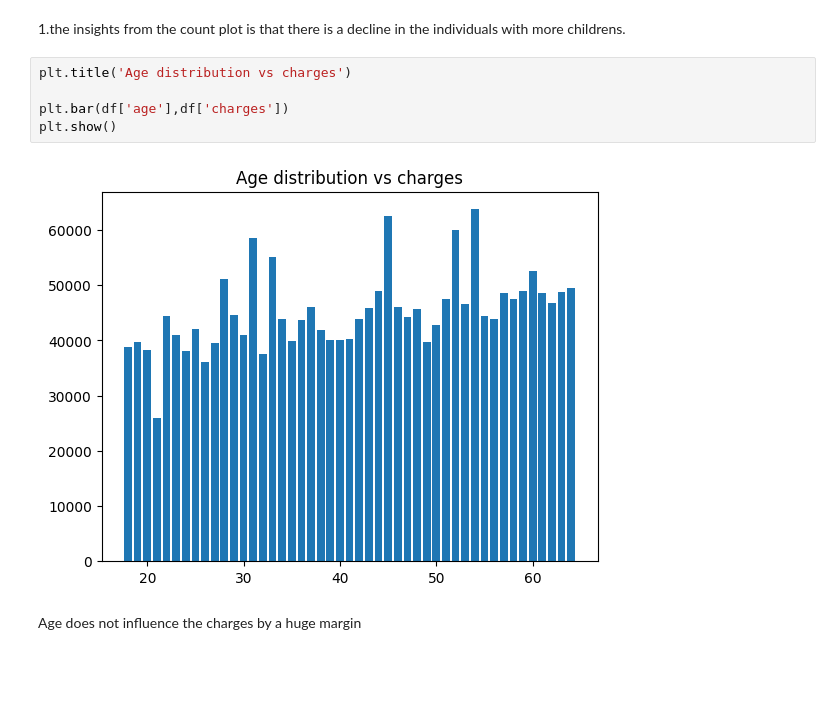
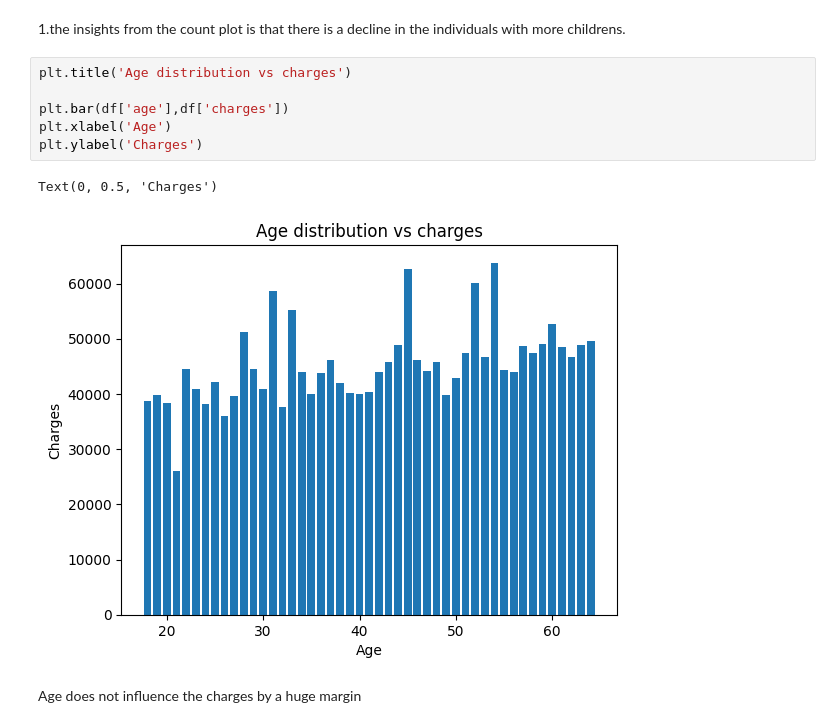
Before and after one commit to kartik23-2/EXploratorydataAnalysis, a Jupyter notebook: Insurance charges analysis/insuranceEDA.ipynb, the cells around one changed output. Cells and saved outputs as stored; diff of their text form; blank space fills up the shorter version.

```diff
--- a/Insurance charges analysis/insuranceEDA.ipynb
+++ b/Insurance charges analysis/insuranceEDA.ipynb
@@ -169,10 +167,12 @@ sns.scatterplot(x='children', y='charges', data=df, hue='smoker')
 # %%
 plt.title('Age distribution vs charges')
 
 plt.bar(df['age'],df['charges'])
-plt.show()
+plt.xlabel('Age')
+plt.ylabel('Charges')
 # %% [output]
+Text(0, 0.5, 'Charges')
-[figure, old version]
+[figure, new version]
 # %% [markdown]
 
 Age does not influence the charges by a huge margin
```
Also changed, not shown: parts of 5 cells of this notebook.
